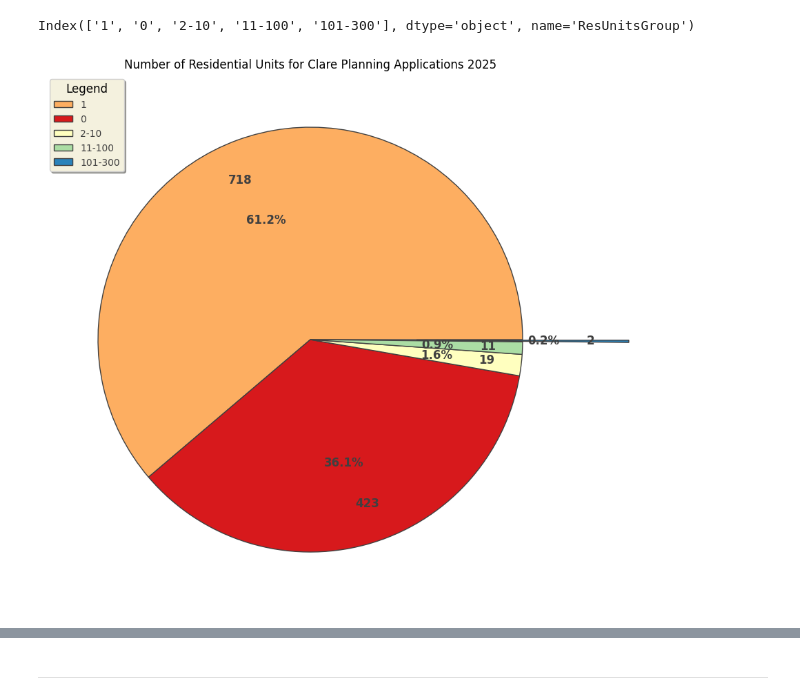
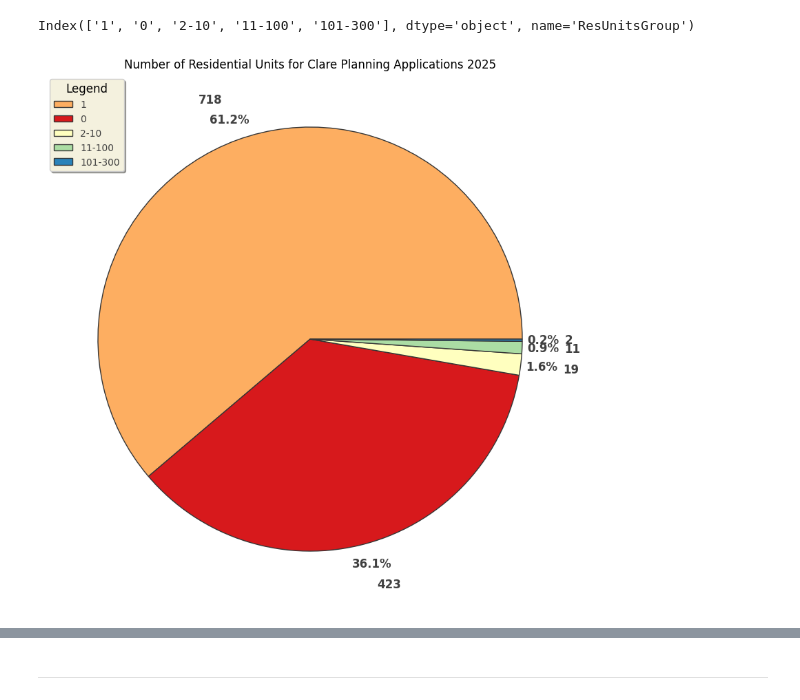
Before and after one commit to FaolanH/programming-for-data-analytics, a Jupyter notebook: pfda-project/project.ipynb, the cells around one changed output, grey strips where cells are left out. Drawn from its saved outputs; the diff is of its cells as text; code cells hidden in the pictures.

```diff
--- a/pfda-project/project.ipynb
+++ b/pfda-project/project.ipynb
@@ -423,27 +423,27 @@ Index(['1', '0', '2-10', '11-100', '101-300'], dtype='object', name='ResUnitsGro
 # %%
 # Source - https://www.geeksforgeeks.org/data-science/plot-a-pie-chart-in-python-using-matplotlib/
 # Source -  https://matplotlib.org/stable/gallery/pie_and_polar_charts/pie_features.html
 
 fig = plt.figure (figsize = (10,10))
 
 # The below source was incredibly useful to help me to figure out plot label sizing
 # Source - https://stackoverflow.com/questions/7082345/how-to-set-the-labels-size-on-a-pie-chart
 
 # Source for label positioning - https://proclusacademy.com/blog/customize_matplotlib_piechart/
 # Source for edgecolour - https://colab.research.google.com/github/Vikasdonta1/Data-Visualization-using-Matplotlib-Course/blob/main/Matplotlib_Plot_a_Pie_Chart.ipynb#scrollTo=4pKiYTKx6bgP
 
-plt.pie(resunits, labels = resunits, labeldistance = 0.8, explode = (0,0,0,0,0.5), wedgeprops={'edgecolor': '#404040'}, textprops={'fontsize': 12, 'color' : '#404040', 'weight':'bold'}, autopct='%1.1f%%', pctdistance = 0.6, colors =['#fdae61', '#d7191c','#ffffbf', '#abdda4', '#2b83ba'])
+plt.pie(resunits, labels = resunits, labeldistance = 1.2, wedgeprops={'edgecolor': "#363636"}, textprops={'fontsize': 12, 'color' : '#404040', 'weight':'bold'}, autopct='%1.1f%%', pctdistance = 1.1, colors =['#fdae61', '#d7191c','#ffffbf', '#abdda4', '#2b83ba'])
 
 plt.title("Number of Residential Units for Clare Planning Applications 2025")
 
 # Source - https://matplotlib.org/stable/api/legend_api.html
 legend = plt.legend(resunits_types, labelcolor = "#404040", shadow = True, loc = "upper left", title = 'Legend', facecolor='#f4f1de', fontsize = 'medium', title_fontsize = 'large')
 # Source - https://matplotlib.org/stable/gallery/text_labels_and_annotations/legend_demo.html
 legend.get_title().set_color("#000000")
 
 plt.show()
 # %% [output]
-[figure, old version]
+[figure, new version]
 # %% [markdown]
 The number of Residential Units by group in Clare Planning Applications 2025
 
```
Also changed, not shown: parts of 9 cells of this notebook.
